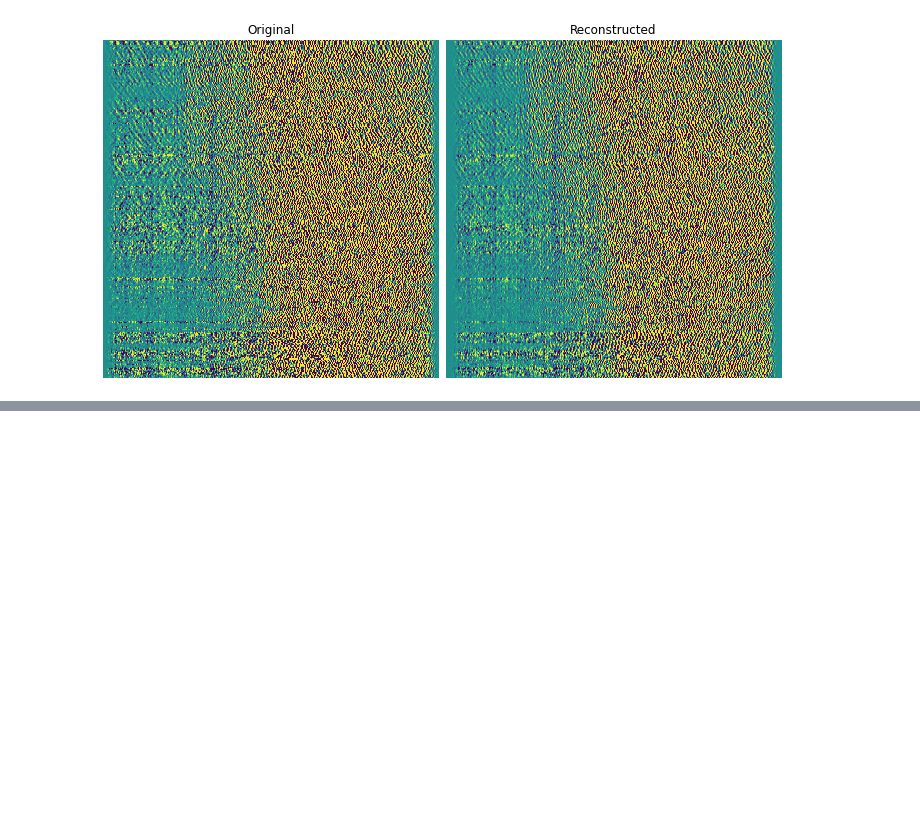
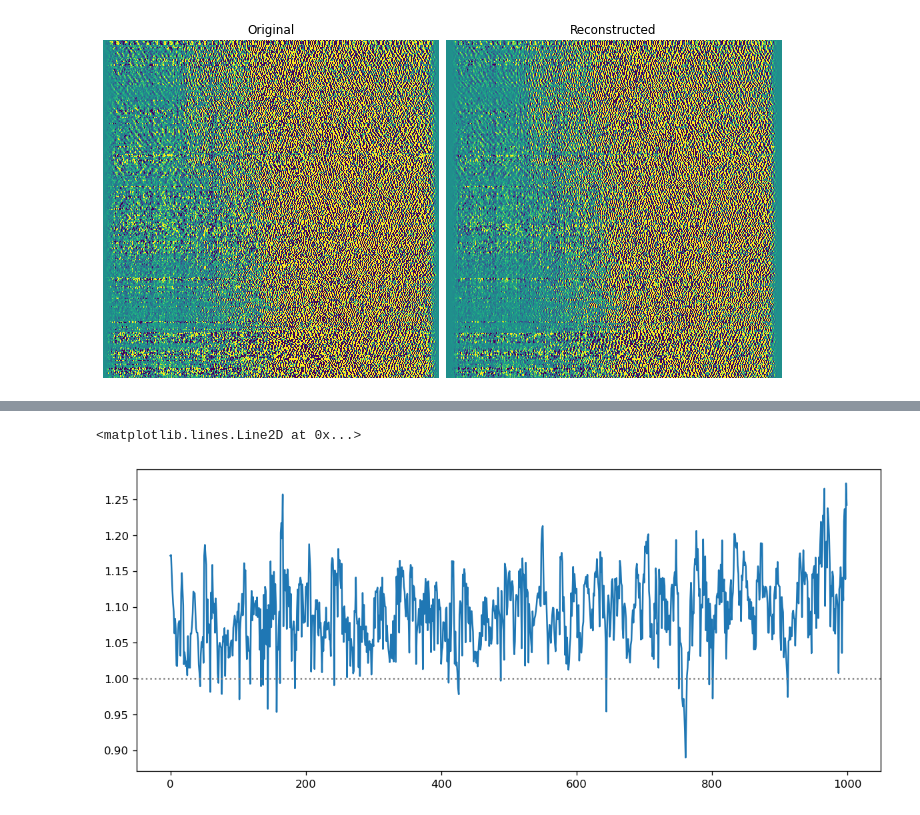
Before and after one commit to maniatisni/iDAS-self-supervised-denoising, a Jupyter notebook: jDAS-santorini.ipynb, the cells around one changed output, grey strips where cells are left out. Saved outputs shown, nothing was run; the diff lists cells and outputs as text; code cells hidden in the pictures; blank space fills up the shorter version.

```diff
--- a/jDAS-santorini.ipynb
+++ b/jDAS-santorini.ipynb
@@ -188,0 +230,11 @@ plt.xlim((tmin, tmax))
+# %%
+og_cc = compute_moving_coherence(file_to_denoise,bin_size=11)
+rec_cc = compute_moving_coherence(recos, bin_size = 11)
+cc_gain = rec_cc/og_cc
+# %%
+plt.figure(dpi=120,figsize=(12,5))
+plt.plot(cc_gain)
+plt.axhline(1, ls=":", c="gray")
+# %% [output]
+<matplotlib.lines.Line2D at 0x...>
+[figure, added]
```
Also changed, not shown: parts of 6 cells of this notebook.
